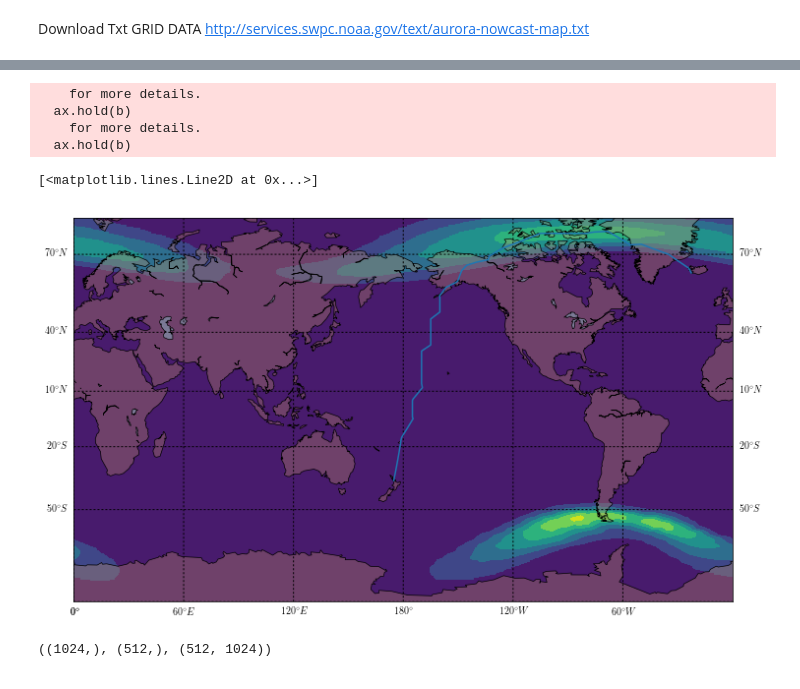
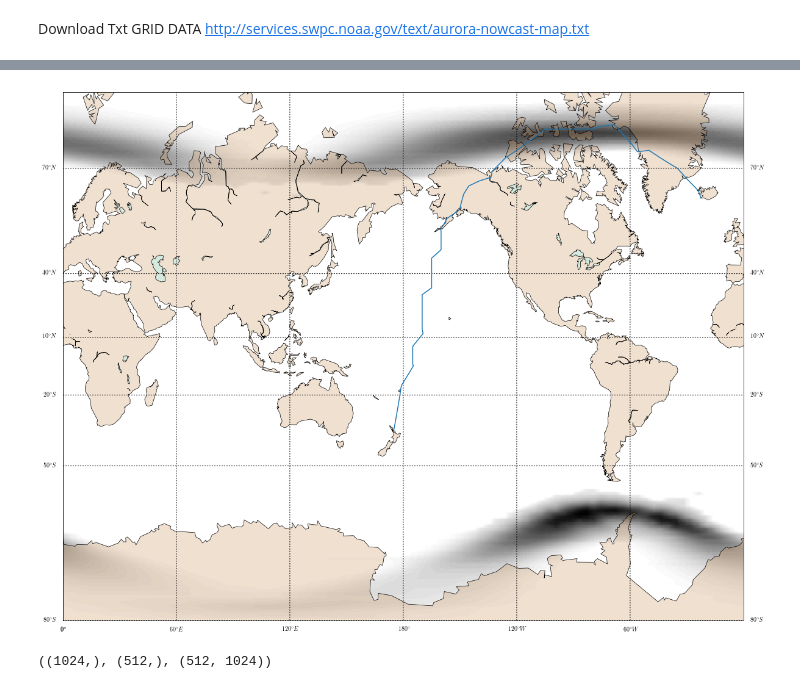
Before and after one commit to ax3l91/space-apps-2017-mayday-athens, a Jupyter notebook: AuroraNotebook.ipynb, the cells around one changed output, grey strips where cells are left out. Cells and saved outputs as stored; diff of their text form; code cells hidden in the pictures.

Commit message:
added image

```diff
--- a/AuroraNotebook.ipynb
+++ b/AuroraNotebook.ipynb
@@ -38,23 +38,21 @@ X,Y=np.meshgrid(lons,lats)
 # %%
 nlats = 512
 nlons = 1024
 lats=np.linspace(-90,90,nlats)
 lons=np.linspace(0,360,nlons)
+fig=plt.figure(figsize=(20,20))
 #m = Basemap(projection='ortho',lat_0=-70,lon_0=-100,resolution='l')
-m=Basemap(llcrnrlon=0,llcrnrlat=-80,urcrnrlon=360,urcrnrlat=80,projection='mill')
+m=Basemap(llcrnrlon=0,llcrnrlat=-80,urcrnrlon=360,urcrnrlat=80,projection='merc')
 m.drawcoastlines(linewidth=0.7)
 m.fillcontinents(color='#cc9966',lake_color='#99ffff',alpha=0.3)
 m.drawparallels(np.arange(-80,81,30),labels=[1,1,0,0])
 m.drawmeridians(np.arange(0,360,60),labels=[0,0,0,1])
-m.contourf(X,Y,aurora,latlon=True)
+#m.contourf(X,Y,aurora,latlon=True,cmap='gist_gray_r')
+m.imshow(aurora,cmap='gist_gray_r')
 m.plot(lon,lat,latlon=True)
+fig.savefig('aurora1.png')
 # %% [output]
-    for more details.
-  ax.hold(b)
-    for more details.
-  ax.hold(b)
-[<matplotlib.lines.Line2D at 0x...>]
-[figure, old version]
+[figure, new version]
 # %%
 from scipy.interpolate import interp2d
 f = interp2d(lons,lats, aurora)
```
Also changed, not shown: parts of 2 cells of this notebook.
